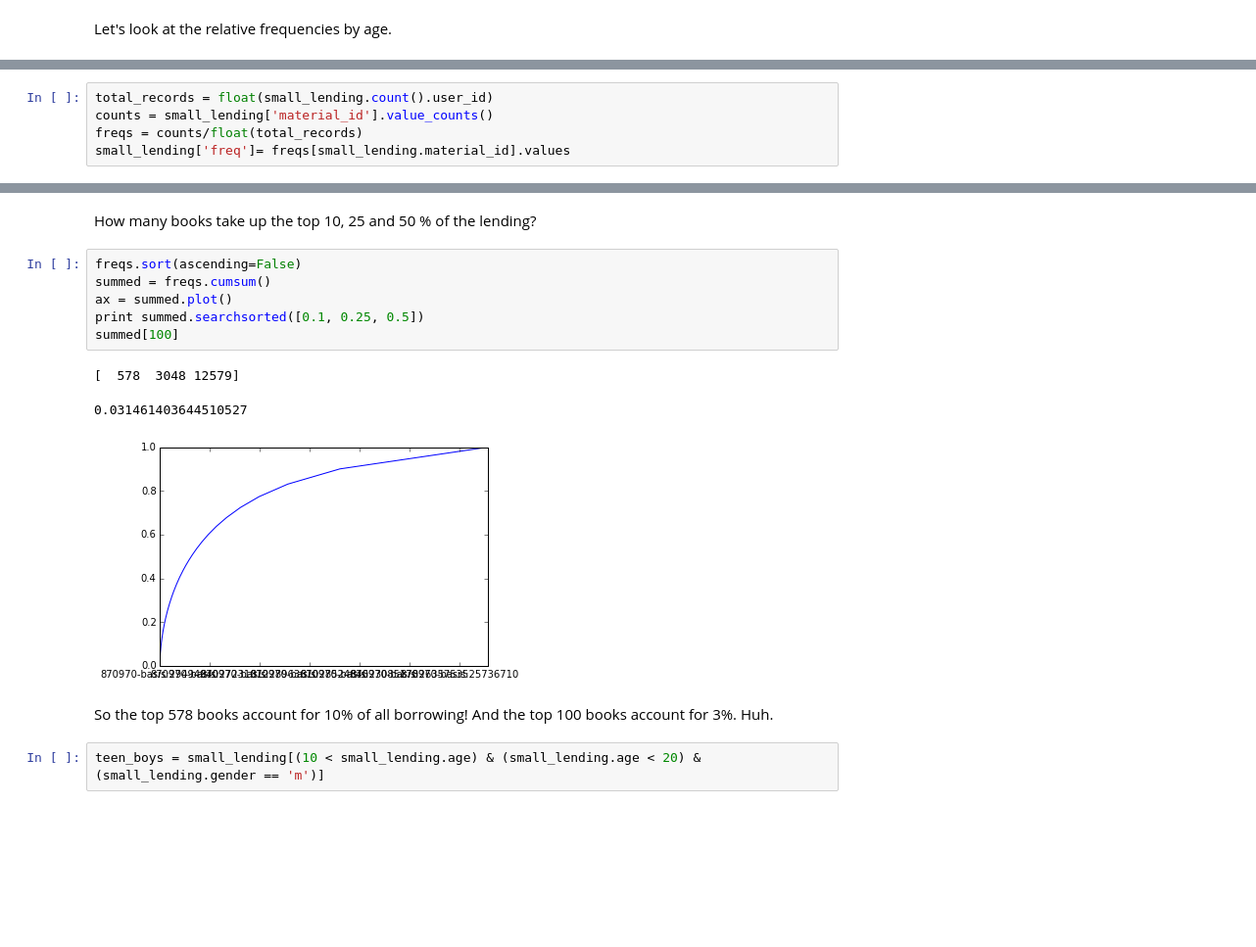
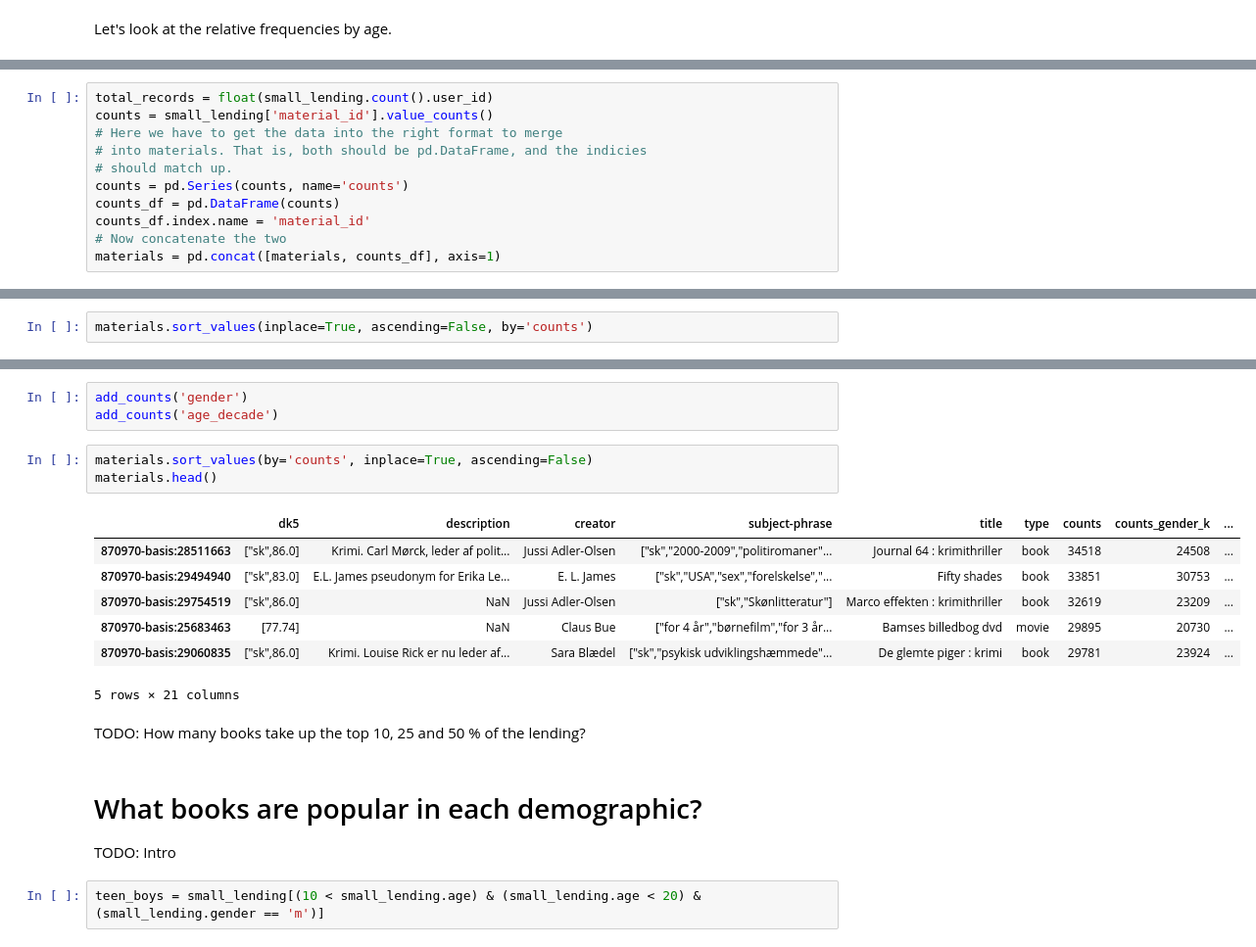
Before and after one commit to KPLauritzen/DBC_analysis, a Jupyter notebook: DBC_analysis.ipynb, the cells around one changed output, grey strips where cells are left out. Shown: that part at 98% size. Drawn from its saved outputs; the diff is of its cells as text; blank space fills up the shorter version.

```diff
--- a/DBC_analysis.ipynb
+++ b/DBC_analysis.ipynb
@@ -69,5 +87,0 @@ It seems teenage boys are more likely than teenage girls to go to the library. W
-# %%
-total_records = float(small_lending.count().user_id)
-counts = small_lending['material_id'].value_counts()
-freqs = counts/float(total_records)
-small_lending['freq']= freqs[small_lending.material_id].values
@@ -73,0 +92,11 @@ small_lending['freq']= freqs[small_lending.material_id].values
+# %%
+total_records = float(small_lending.count().user_id)
+counts = small_lending['material_id'].value_counts()
+# Here we have to get the data into the right format to merge
+# into materials. That is, both should be pd.DataFrame, and the indicies
+# should match up.
+counts = pd.Series(counts, name='counts')
+counts_df = pd.DataFrame(counts)
+counts_df.index.name = 'material_id'
+# Now concatenate the two
+materials = pd.concat([materials, counts_df], axis=1)
@@ -73,0 +105,2 @@ small_lending['freq']= freqs[small_lending.material_id].values
+# %%
+materials.sort_values(inplace=True, ascending=False, by='counts')
@@ -74,17 +132,23 @@ small_lending['freq']= freqs[small_lending.material_id].values
+# %%
+add_counts('gender')
+add_counts('age_decade')
+# %%
+materials.sort_values(by='counts', inplace=True, ascending=False)
+materials.head()
+# %% [output]
+|  | dk5 | description | creator | subject-phrase | title | type | counts | counts_gender_k | ... |
+| 870970-basis:28511663 | ["sk",86.0] | Krimi. Carl Mørck, leder af polit... | Jussi Adler-Olsen | ["sk","2000-2009","politiromaner"... | Journal 64 : krimithriller | book | 34518 | 24508 | ... |
+| 870970-basis:29494940 | ["sk",83.0] | E.L. James pseudonym for Erika Le... | E. L. James | ["sk","USA","sex","forelskelse","... | Fifty shades | book | 33851 | 30753 | ... |
+| 870970-basis:29754519 | ["sk",86.0] | NaN | Jussi Adler-Olsen | ["sk","Skønlitteratur"] | Marco effekten : krimithriller | book | 32619 | 23209 | ... |
+| 870970-basis:25683463 | [77.74] | NaN | Claus Bue | ["for 4 år","børnefilm","for 3 år... | Bamses billedbog dvd | movie | 29895 | 20730 | ... |
+| 870970-basis:29060835 | ["sk",86.0] | Krimi. Louise Rick er nu leder af... | Sara Blædel | ["sk","psykisk udviklingshæmmede"... | De glemte piger : krimi | book | 29781 | 23924 | ... |
+5 rows × 21 columns
 # %% [markdown]
-How many books take up the top 10, 25 and 50 % of the lending?
+TODO: How many books take up the top 10, 25 and 50 % of the lending?
-# %%
-freqs.sort(ascending=False)
-summed = freqs.cumsum()
-ax = summed.plot()
-print summed.searchsorted([0.1, 0.25, 0.5])
-summed[100]
-# %% [output]
-[  578  3048 12579]
-0.031461403644510527
-[figure, removed]
-# %% [markdown]
-So the top 578 books account for 10% of all borrowing! And the top 100 books account for 3%. Huh.
+# %% [markdown]
+# What books are popular in each demographic?
+
+TODO: Intro
 # %%
 teen_boys = small_lending[(10 < small_lending.age) & (small_lending.age < 20) & (small_lending.gender == 'm')]
 # %%
```
Also changed, not shown: parts of 24 cells of this notebook.
